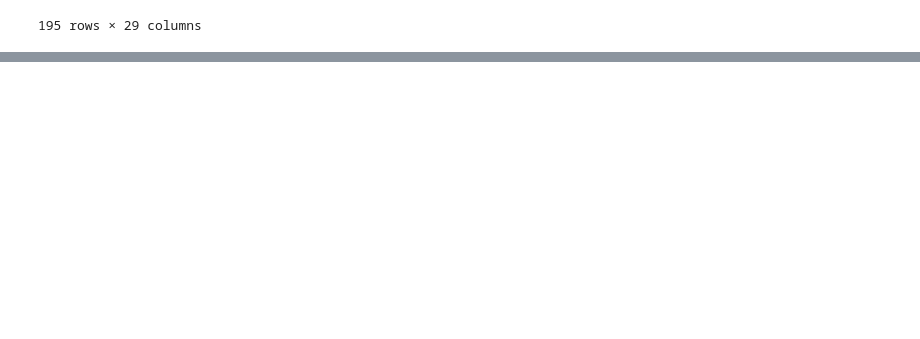
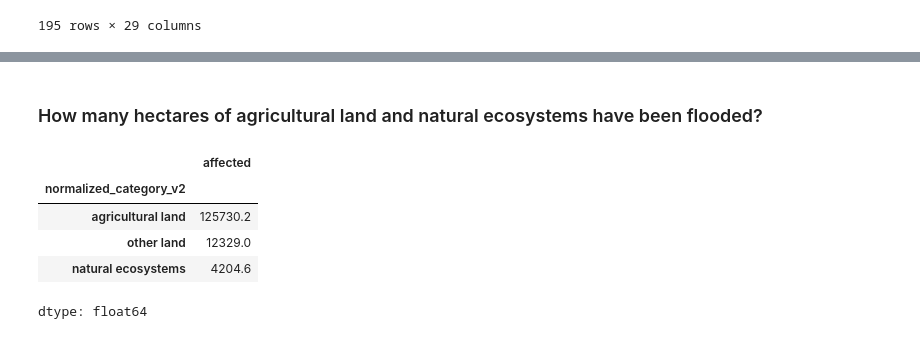
Before and after one commit to konstantinamalt/konstantinamalt.github.io, a Jupyter notebook: MASTERCLASS_DH26_copernicus_api_requests.ipynb, the cells around one changed output, grey strips where cells are left out. Drawn from its saved outputs; the diff is of its cells as text; code cells hidden in the pictures; blank space fills up the shorter version.

```diff
--- a/MASTERCLASS_DH26_copernicus_api_requests.ipynb
+++ b/MASTERCLASS_DH26_copernicus_api_requests.ipynb
@@ -1649,0 +1758,13 @@ If you want check out each flood and decide on your own the next time you use th
+# %% [markdown]
+### How many hectares of agricultural land and natural ecosystems have been flooded?
+# %%
+df_hectares = df[df['unit_measurement'] == 'hectares']
+df_land_use = df_hectares[df_hectares['category_unit'] == 'Land use']
+df_land_use.groupby('normalized_category_v2')['affected'].sum().sort_values(ascending=False)
+# %% [output]
+|  | affected |
+| normalized_category_v2 |  |
+| agricultural land | 125730.2 |
+| other land | 12329.0 |
+| natural ecosystems | 4204.6 |
+dtype: float64
```
Also changed, not shown: parts of 5 cells of this notebook.
